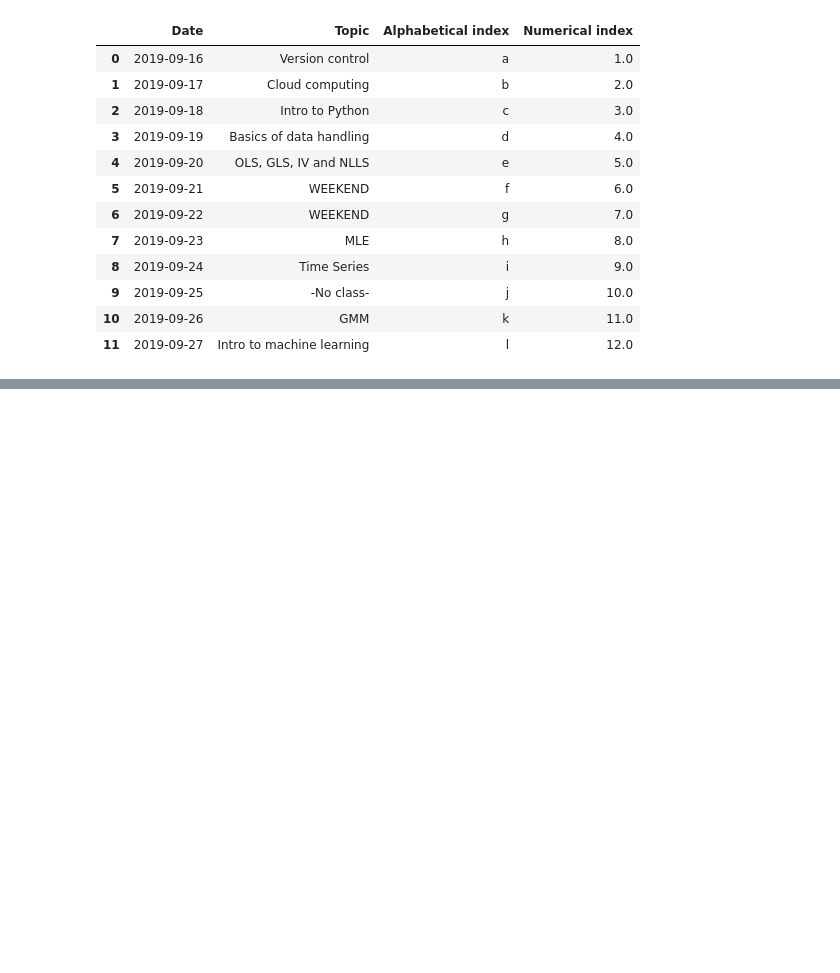
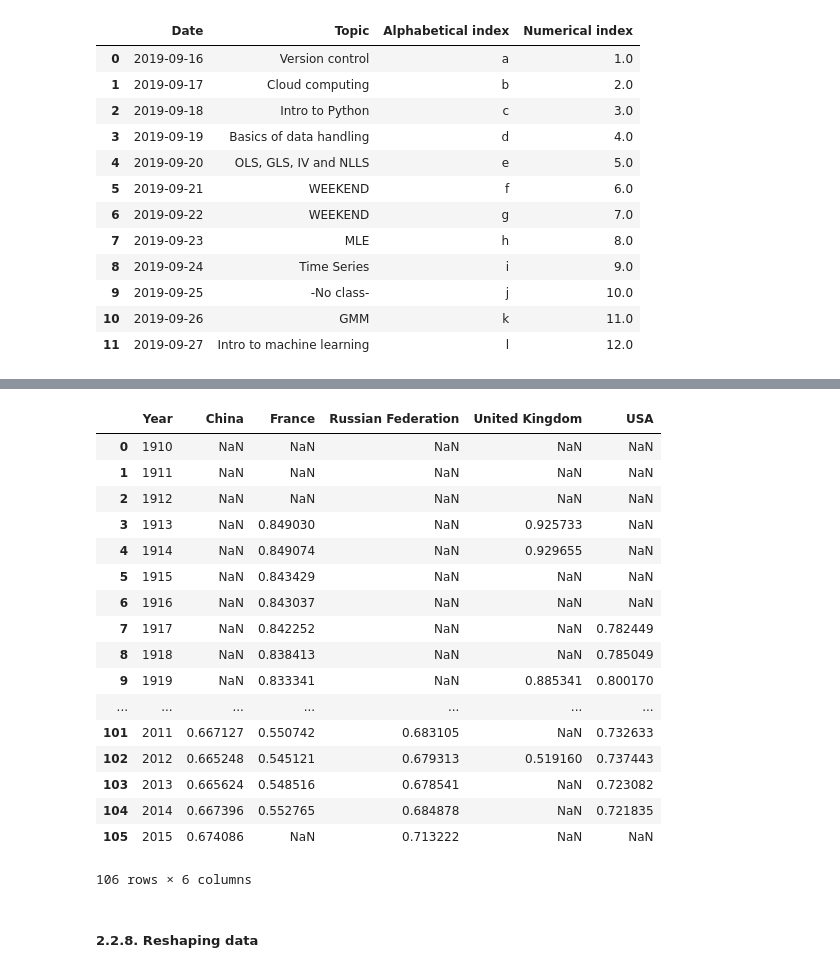
Before and after one commit to arnauddyevre/Python-for-Social-Scientists, a Jupyter notebook: statistics and econometrics/basics/data_handling.ipynb, the cells around one changed output, grey strips where cells are left out. Drawn from its saved outputs; the diff is of its cells as text; code cells hidden in the pictures; blank space fills up the shorter version.

```diff
--- a/statistics and econometrics/basics/data_handling.ipynb
+++ b/statistics and econometrics/basics/data_handling.ipynb
@@ -315,0 +540,26 @@ syllabus
+# %%
+top1Percent = pd.read_excel('http://gabriel-zucman.eu/files/Zucman2019Data.xlsx', sheet_name='DataF4', header=2, squeeze=True)
+top10Percent = pd.read_excel('http://gabriel-zucman.eu/files/Zucman2019Data.xlsx', sheet_name='DataF5', header=2, squeeze=True)
+# %%
+top10Percent
+# %% [output]
+|  | Year | China | France | Russian Federation | United Kingdom | USA |
+| 0 | 1910 | NaN | NaN | NaN | NaN | NaN |
+| 1 | 1911 | NaN | NaN | NaN | NaN | NaN |
+| 2 | 1912 | NaN | NaN | NaN | NaN | NaN |
+| 3 | 1913 | NaN | 0.849030 | NaN | 0.925733 | NaN |
+| 4 | 1914 | NaN | 0.849074 | NaN | 0.929655 | NaN |
+| 5 | 1915 | NaN | 0.843429 | NaN | NaN | NaN |
+| 6 | 1916 | NaN | 0.843037 | NaN | NaN | NaN |
+| 7 | 1917 | NaN | 0.842252 | NaN | NaN | 0.782449 |
+| 8 | 1918 | NaN | 0.838413 | NaN | NaN | 0.785049 |
+| 9 | 1919 | NaN | 0.833341 | NaN | 0.885341 | 0.800170 |
+| ... | ... | ... | ... | ... | ... | ... |
+| 101 | 2011 | 0.667127 | 0.550742 | 0.683105 | NaN | 0.732633 |
+| 102 | 2012 | 0.665248 | 0.545121 | 0.679313 | 0.519160 | 0.737443 |
+| 103 | 2013 | 0.665624 | 0.548516 | 0.678541 | NaN | 0.723082 |
+| 104 | 2014 | 0.667396 | 0.552765 | 0.684878 | NaN | 0.721835 |
+| 105 | 2015 | 0.674086 | NaN | 0.713222 | NaN | NaN |
+106 rows × 6 columns
+# %% [markdown]
+##### 2.2.8. Reshaping data
```
Also changed, not shown: parts of 64 cells of this notebook.
